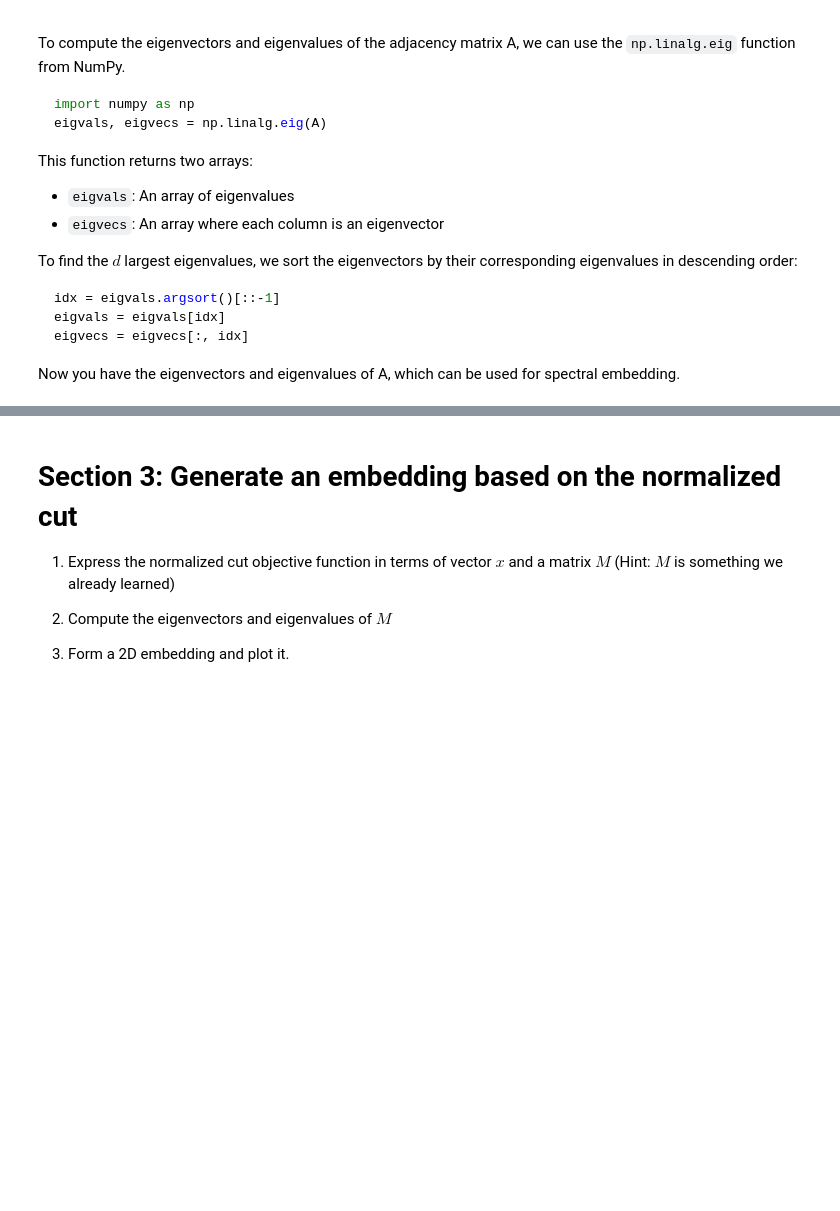
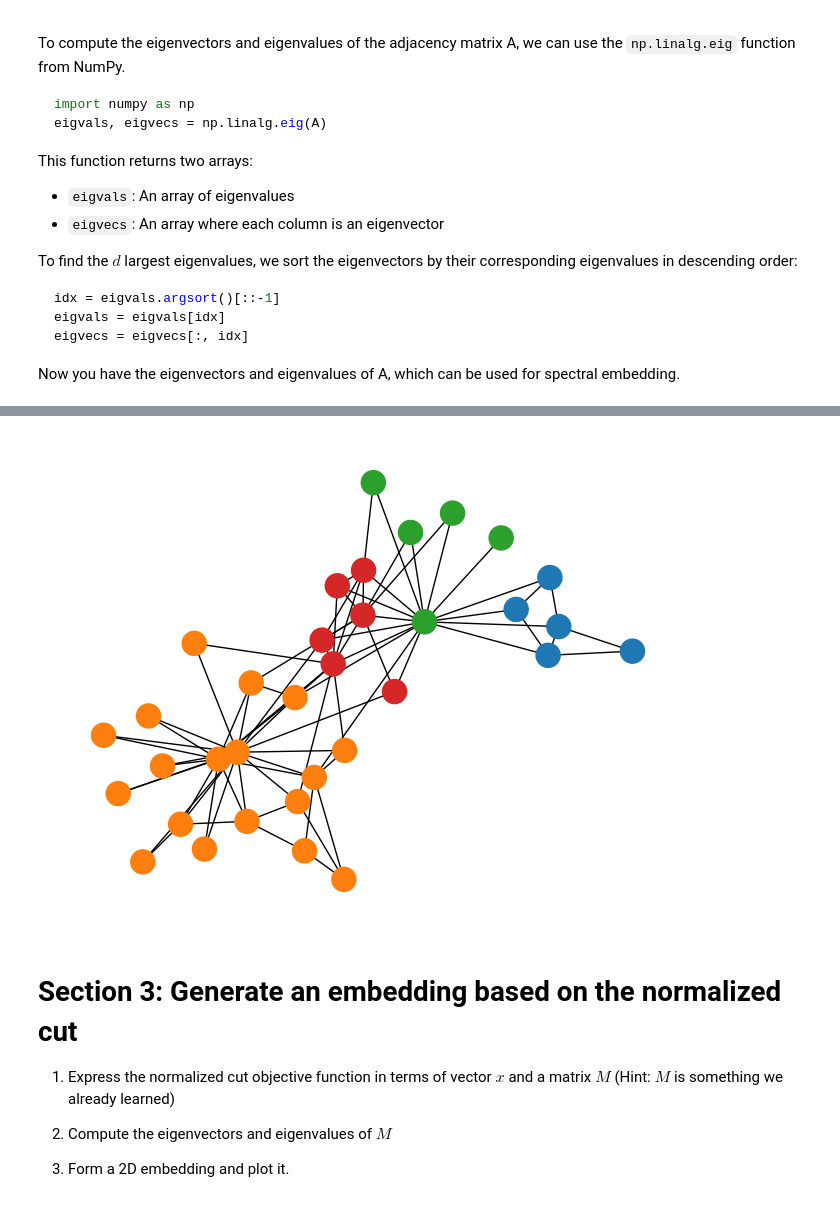
Before and after one commit to skojaku/adv-net-sci, a Jupyter notebook: notebooks/exercise-m08-embedding.ipynb, the cells around one changed output, grey strips where cells are left out. Cells and saved outputs as stored; diff of their text form; code cells hidden in the pictures; blank space fills up the shorter version.

```diff
--- a/notebooks/exercise-m08-embedding.ipynb
+++ b/notebooks/exercise-m08-embedding.ipynb
@@ -104,3 +161,14 @@ eigvecs = eigvecs[:, sorted_indices]
+# %%
+from sklearn.cluster import KMeans
+#kmeans = KMeans(n_clusters=4, n_init = 100)
+#kmeans.fit(eigvecs[:, 1:2])
+#kmeans.labels_
+
+cmap = sns.color_palette()
+nx.draw(G, with_labels=False, node_color=[cmap[i] for i in kmeans.labels_])
+#sns.scatterplot(x = x, y = y, hue=kmeans.labels_, palette = cmap)
+# %% [output]
+[figure, added]
 # %% [markdown]
 # Section 3: Generate an embedding based on the normalized cut
 
```
Also changed, not shown: parts of 8 cells of this notebook, 16 other files.
